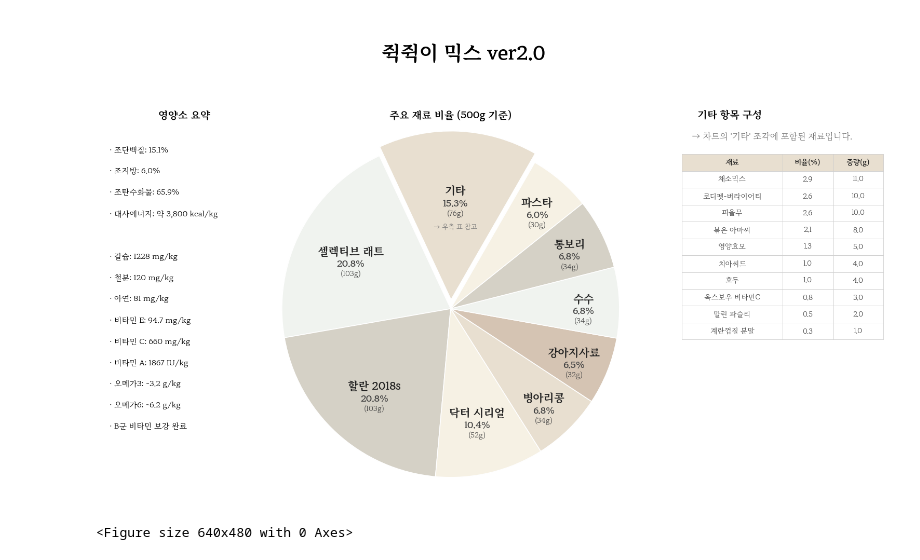
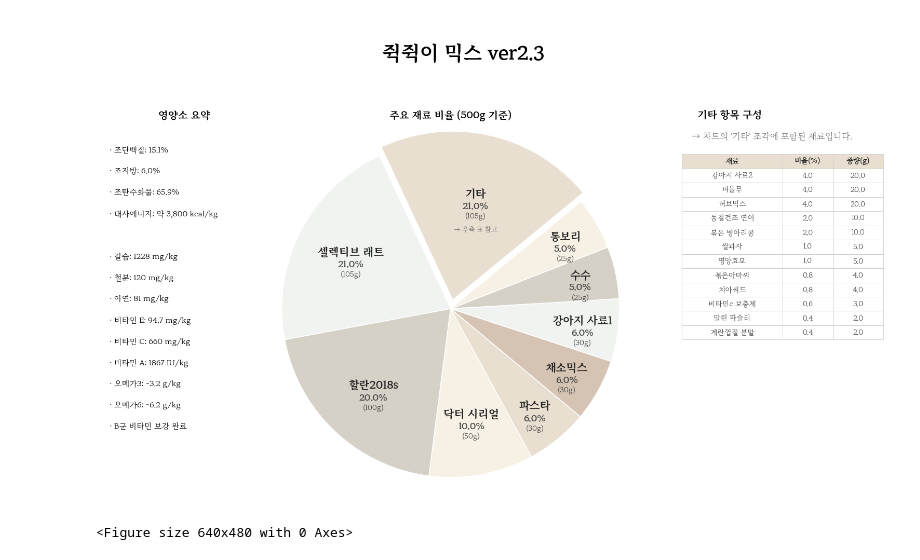
Before and after one commit to joan9807/ratMix, a Jupyter notebook: 쥑쥑이_믹스_ver2_3_요약본_colab.ipynb, the cells around one changed output. Drawn from its saved outputs; the diff is of its cells as text; code cells hidden in the pictures.

```diff
--- a/쥑쥑이_믹스_ver2_3_요약본_colab.ipynb
+++ b/쥑쥑이_믹스_ver2_3_요약본_colab.ipynb
@@ -52,3 +15,42 @@ others_table = pd.DataFrame([
+# %%
+# 데이터
+labels_wrapped = [
+    "셀렉티브 래트", "할란2018s", "닥터 시리얼", "파스타", "채소믹스",
+    "강아지 사료1", "수수", "통보리", "기타"
+]
+sizes = [21, 20, 10, 6, 6, 6, 5, 5, 21]
+
+others_table = pd.DataFrame([
+    ["강아지 사료2", 4.0, 20.0],
+    ["피율무", 4.0, 20.0],
+    ["허브믹스", 4.0, 20.0],
+    ["동결건조 연어", 2.0, 10.0],
+    ["볶은 병아리콩", 2.0, 10.0],
+    ["쌀과자", 1.0, 5.0],
+    ["영양효모", 1.0, 5.0],
+    ["볶은아마씨", 0.8, 4.0],
+    ["치아씨드", 0.8, 4.0],
+    ["비타민c 보충제", 0.6, 3.0],
+    ["말린 파슬리", 0.4, 2.0],
+    ["계란껍질 분말", 0.4, 2.0],
+], columns=["재료", "비율(%)", "중량(g)"])
+
+nutrient_lines = [
+    "· 조단백질: 16.8%",
+    "· 조지방: 5.2%",
+    "· 조섬유: 5.4%",
+    "",
+    "· 칼슘: 0.63%",
+    "· 인: 0.61%",
+    "· 철분: 66.7 mg/kg",
+    "· 아연: 35 mg/kg",
+    "· 비타민 A: 9,795 IU/kg",
+    "· 비타민 C: 29 mg/kg",
+    "· 비타민 D: 799 IU/kg",
+    "· 비타민 E: 58 mg/kg",
+    "· 오메가3: ~3.5 g/kg",
+    "· B군 비타민 보강 완료"
+]
 # %%
 # 색상 설정 (베이지톤)
 color_palette_extended = ['#f0f3ef', '#d5d1c6', '#f6f1e4', '#e8dfd0', '#d5c4b3',
@@ -66,7 +68,7 @@ ax2 = plt.subplot(gs[1:, 2])  # 기타표
 
 # 제목
 title_ax.axis('off')
-title_ax.text(0.5, 0.5, "쥑쥑이 믹스 ver2.0", fontsize=27, fontproperties=title_font_prop, weight='bold', ha='center', va='center')
+title_ax.text(0.5, 0.5, "쥑쥑이 믹스 ver2.3", fontsize=27, fontproperties=title_font_prop, weight='bold', ha='center', va='center')
 
 # 영양소 요약
 ax0.clear()
@@ -149,35 +151,35 @@ ax1_title.text(0.5, 1, "주요 재료 비율 (500g 기준)", fontsize=14, fontpr
 
 
 ########################
 # 기타 항목 표
 ax2.axis('off')
 ax2.text(0.5, 1, "기타 항목 구성", ha='center', va='center', fontsize=14, fontproperties=title_font_prop)
 ax2.text(0.3, 0.94, "→ 차트의 '기타' 조각에 포함된 재료입니다.", ha='left', fontsize=12, fontproperties=font_prop, color='#777')
 
 table_data = [["재료", "비율(%)", "중량(g)"]] + others_table[["재료", "비율(%)", "중량(g)"]].values.tolist()
 col_width_ratio = [0.4, 0.2, 0.2]
 
 table = ax2.table(cellText=table_data, loc='center', colLabels=None, cellLoc='center',
                   bbox=[0.25, 0.42, 1.05, 0.48], colWidths=col_width_ratio)
 
 table.auto_set_font_size(False)
 table.set_fontsize(10)
 table.scale(1.1, 1.2)
 for key, cell in table.get_celld().items():
     cell.set_linewidth(0.6)
     cell.set_edgecolor("#ccc")
     cell.get_text().set_color('#444')
     cell.get_text().set_fontproperties(font_prop)
     if key[0] == 0:
         cell.set_fontsize(15)  # 제목용 글씨 크기
         cell.get_text().set_color('#222222')
         cell.get_text().set_fontproperties(title_font_prop)  # 굵은 폰트
         cell.set_facecolor("#e8dfd0")  # 아이보리 배경
 
 
-plt.savefig("쥑쥑이_믹스_ver2.0.svg", dpi=300, bbox_inches='tight')
+plt.savefig("쥑쥑이_믹스_ver2.3.svg", dpi=300, bbox_inches='tight')
 # %% [output]
-[figure, old version]
+[figure, new version]
 # %%
 
 
```
Also changed, not shown: parts of 1 cell of this notebook.
